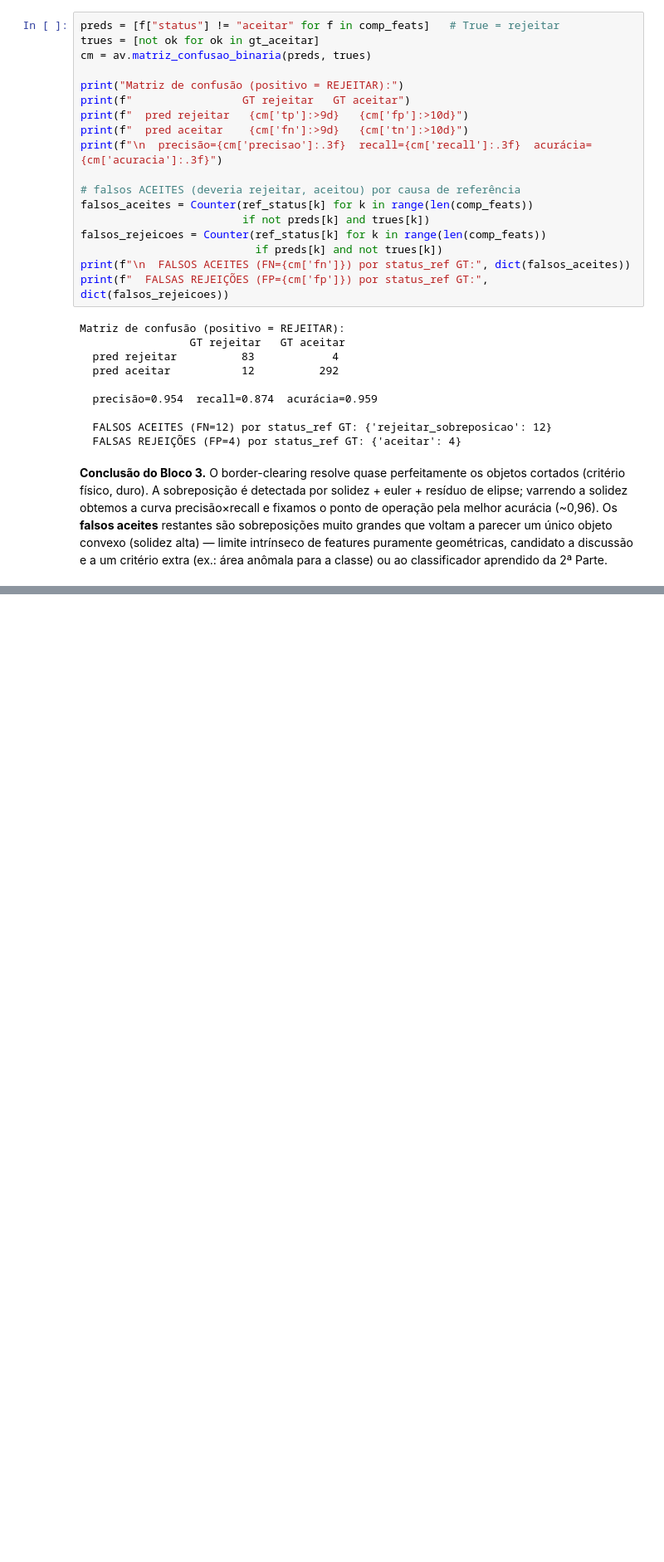
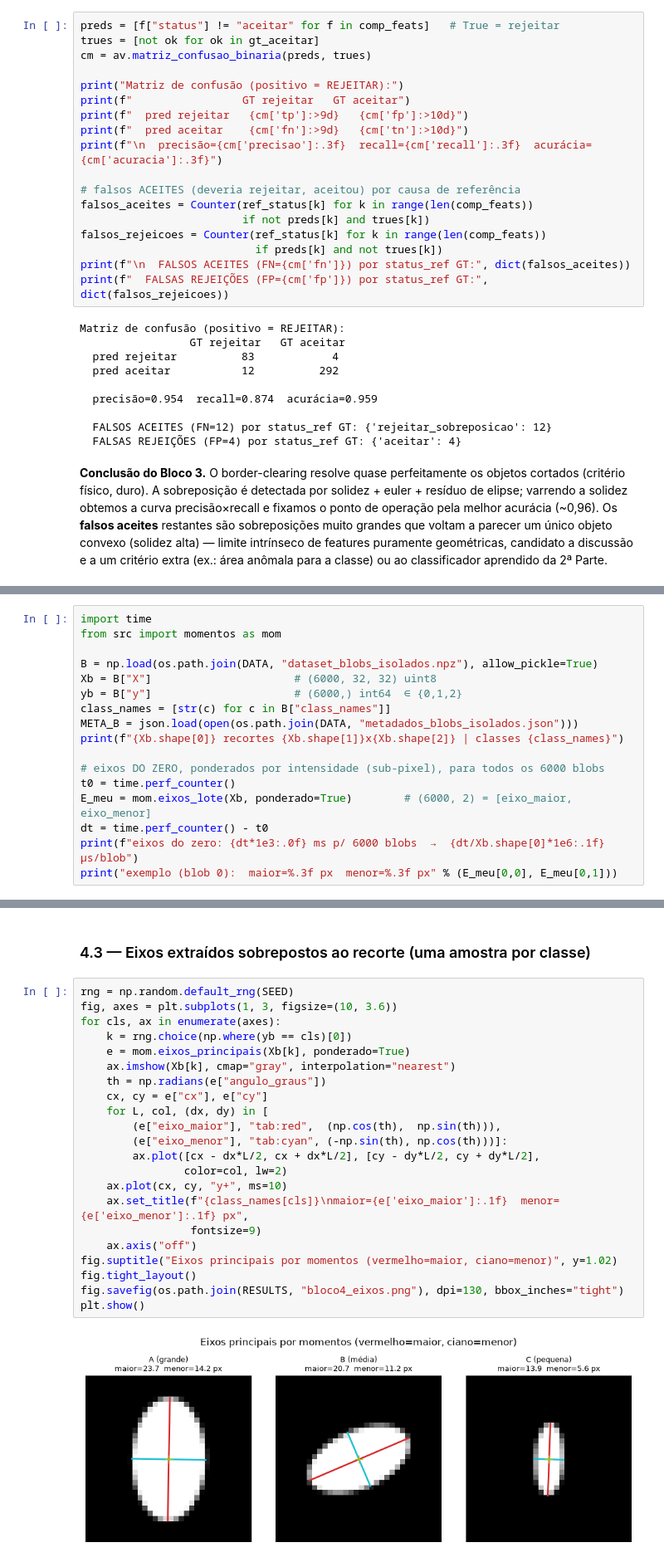
Before and after one commit to Henryque02/recognition-cvis, a Jupyter notebook: notebooks/1aParte.ipynb, the cells around one changed output, grey strips where cells are left out. Shown at 83% size. Saved outputs shown, nothing was run; the diff lists cells and outputs as text; blank space fills up the shorter version.

```diff
--- a/notebooks/1aParte.ipynb
+++ b/notebooks/1aParte.ipynb
@@ -370,0 +398,17 @@ features puramente geométricas, candidato a discussão e a um critério extra
+# %%
+import time
+from src import momentos as mom
+
+B = np.load(os.path.join(DATA, "dataset_blobs_isolados.npz"), allow_pickle=True)
+Xb = B["X"]                      # (6000, 32, 32) uint8
+yb = B["y"]                      # (6000,) int64  ∈ {0,1,2}
+class_names = [str(c) for c in B["class_names"]]
+META_B = json.load(open(os.path.join(DATA, "metadados_blobs_isolados.json")))
+print(f"{Xb.shape[0]} recortes {Xb.shape[1]}x{Xb.shape[2]} | classes {class_names}")
+
+# eixos DO ZERO, ponderados por intensidade (sub-pixel), para todos os 6000 blobs
+t0 = time.perf_counter()
+E_meu = mom.eixos_lote(Xb, ponderado=True)        # (6000, 2) = [eixo_maior, eixo_menor]
+dt = time.perf_counter() - t0
+print(f"eixos do zero: {dt*1e3:.0f} ms p/ 6000 blobs  →  {dt/Xb.shape[0]*1e6:.1f} µs/blob")
+print("exemplo (blob 0):  maior=%.3f px  menor=%.3f px" % (E_meu[0,0], E_meu[0,1]))
@@ -370,0 +471,26 @@ features puramente geométricas, candidato a discussão e a um critério extra
+# %% [markdown]
+### 4.3 — Eixos extraídos sobrepostos ao recorte (uma amostra por classe)
+# %%
+rng = np.random.default_rng(SEED)
+fig, axes = plt.subplots(1, 3, figsize=(10, 3.6))
+for cls, ax in enumerate(axes):
+    k = rng.choice(np.where(yb == cls)[0])
+    e = mom.eixos_principais(Xb[k], ponderado=True)
+    ax.imshow(Xb[k], cmap="gray", interpolation="nearest")
+    th = np.radians(e["angulo_graus"])
+    cx, cy = e["cx"], e["cy"]
+    for L, col, (dx, dy) in [
+        (e["eixo_maior"], "tab:red",  (np.cos(th),  np.sin(th))),
+        (e["eixo_menor"], "tab:cyan", (-np.sin(th), np.cos(th)))]:
+        ax.plot([cx - dx*L/2, cx + dx*L/2], [cy - dy*L/2, cy + dy*L/2],
+                color=col, lw=2)
+    ax.plot(cx, cy, "y+", ms=10)
+    ax.set_title(f"{class_names[cls]}\nmaior={e['eixo_maior']:.1f}  menor={e['eixo_menor']:.1f} px",
+                 fontsize=9)
+    ax.axis("off")
+fig.suptitle("Eixos principais por momentos (vermelho=maior, ciano=menor)", y=1.02)
+fig.tight_layout()
+fig.savefig(os.path.join(RESULTS, "bloco4_eixos.png"), dpi=130, bbox_inches="tight")
+plt.show()
+# %% [output]
+[figure, added]
```
Also changed, not shown: parts of 29 cells of this notebook, 9 other files.
